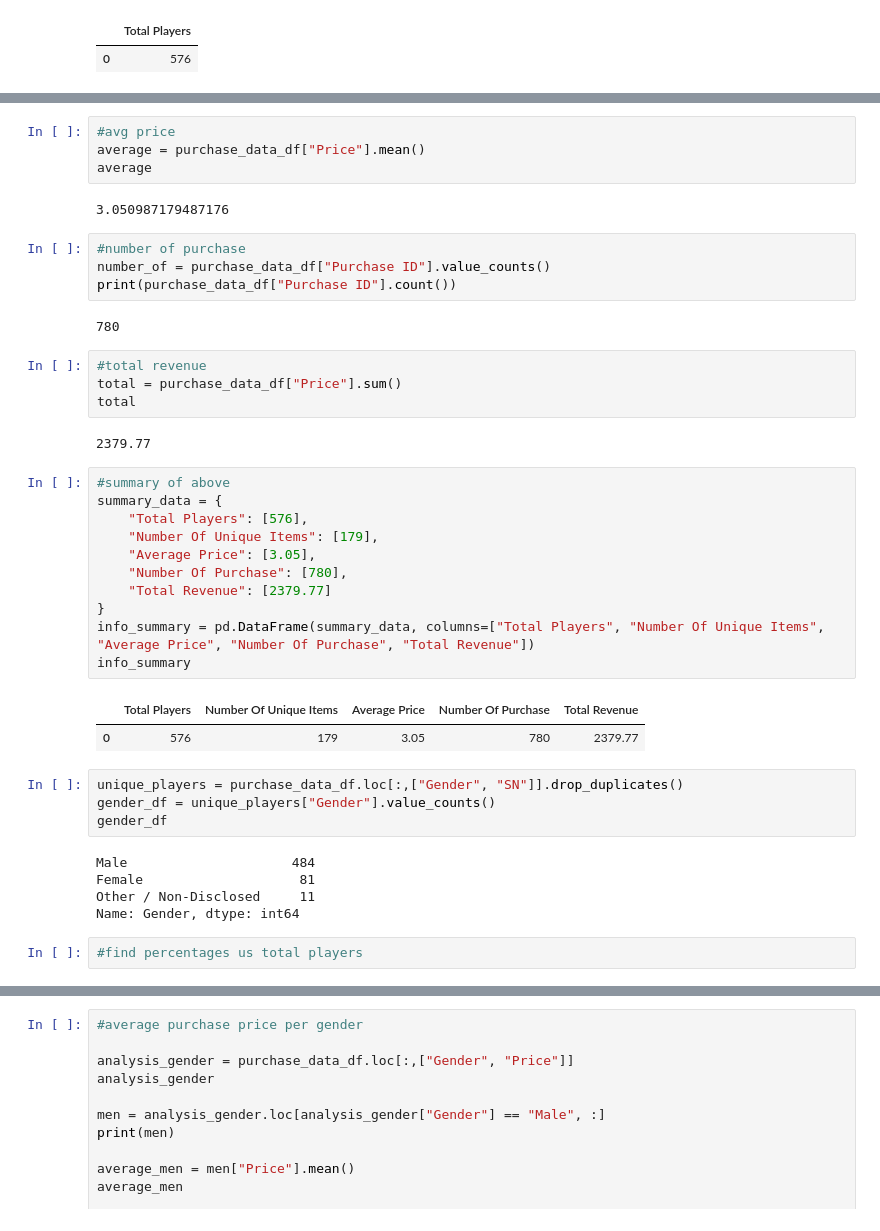
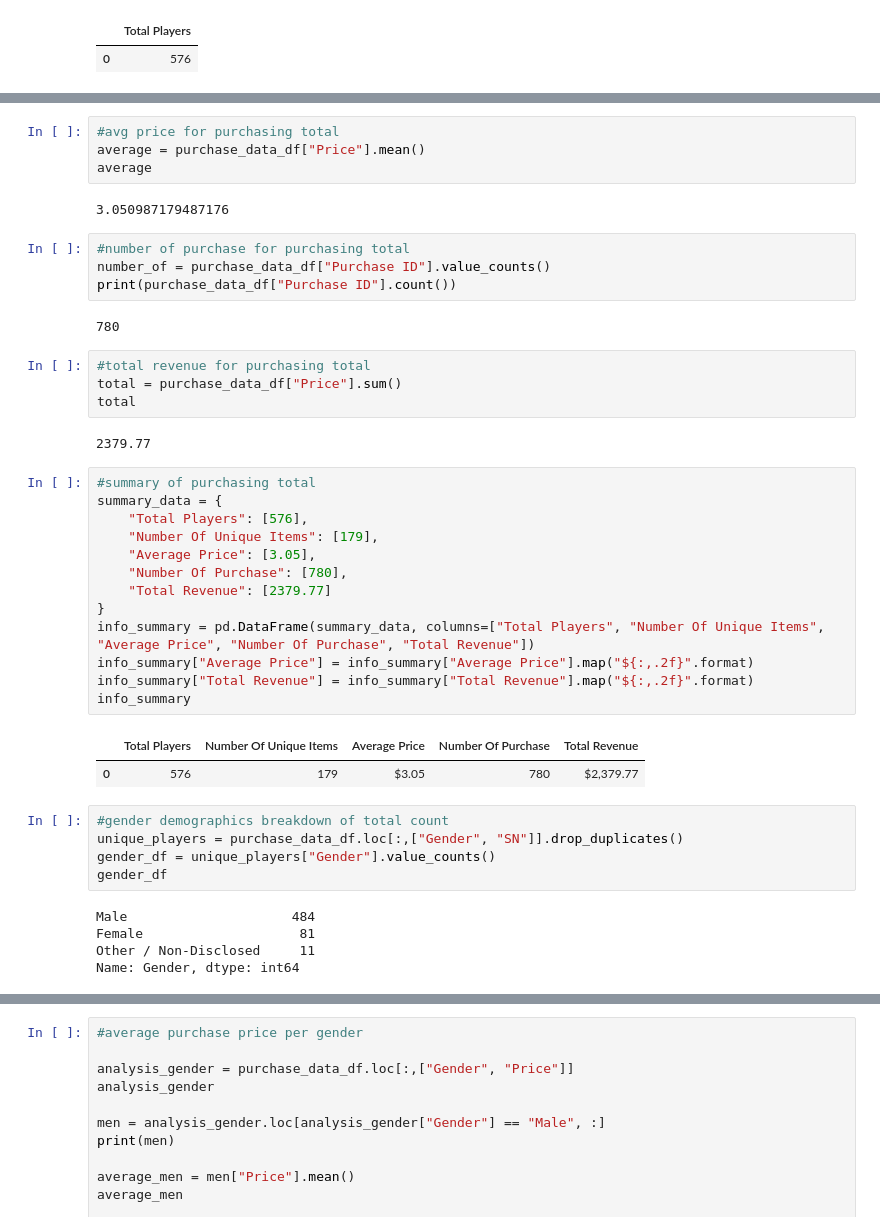
Before and after one commit to EmmaLimoli/pandas-challenge, a Jupyter notebook: HeroesOfPymoli/Pymoli Homework .ipynb, the cells around one changed output, grey strips where cells are left out. Cells and saved outputs as stored; diff of their text form.

```diff
--- a/HeroesOfPymoli/Pymoli Homework .ipynb
+++ b/HeroesOfPymoli/Pymoli Homework .ipynb
@@ -115,38 +97,41 @@ duplicate
 727                           Gladiator's Glaive
 Name: Item Name, Length: 179, dtype: object
 # %%
-#avg price
+#avg price for purchasing total
 average = purchase_data_df["Price"].mean()
 average
 # %% [output]
 3.050987179487176
 # %%
-#number of purchase
+#number of purchase for purchasing total
 number_of = purchase_data_df["Purchase ID"].value_counts()
 print(purchase_data_df["Purchase ID"].count())
 # %% [output]
 780
 # %%
-#total revenue
+#total revenue for purchasing total
 total = purchase_data_df["Price"].sum()
 total
 # %% [output]
 2379.77
 # %%
-#summary of above
+#summary of purchasing total
 summary_data = {
     "Total Players": [576],
     "Number Of Unique Items": [179],
     "Average Price": [3.05],
     "Number Of Purchase": [780],
     "Total Revenue": [2379.77]
 }
 info_summary = pd.DataFrame(summary_data, columns=["Total Players", "Number Of Unique Items", "Average Price", "Number Of Purchase", "Total Revenue"])
+info_summary["Average Price"] = info_summary["Average Price"].map("${:,.2f}".format)
+info_summary["Total Revenue"] = info_summary["Total Revenue"].map("${:,.2f}".format)
 info_summary
 # %% [output]
 |  | Total Players | Number Of Unique Items | Average Price | Number Of Purchase | Total Revenue |
-| 0 | 576 | 179 | 3.05 | 780 | 2379.77 |
+| 0 | 576 | 179 | $3.05 | 780 | $2,379.77 |
 # %%
+#gender demographics breakdown of total count
 unique_players = purchase_data_df.loc[:,["Gender", "SN"]].drop_duplicates()
 gender_df = unique_players["Gender"].value_counts()
 gender_df
@@ -155,5 +140,3 @@ Male                     484
 Female                    81
 Other / Non-Disclosed     11
 Name: Gender, dtype: int64
-# %%
-#find percentages us total players
```
Also changed, not shown: parts of 35 cells of this notebook.
